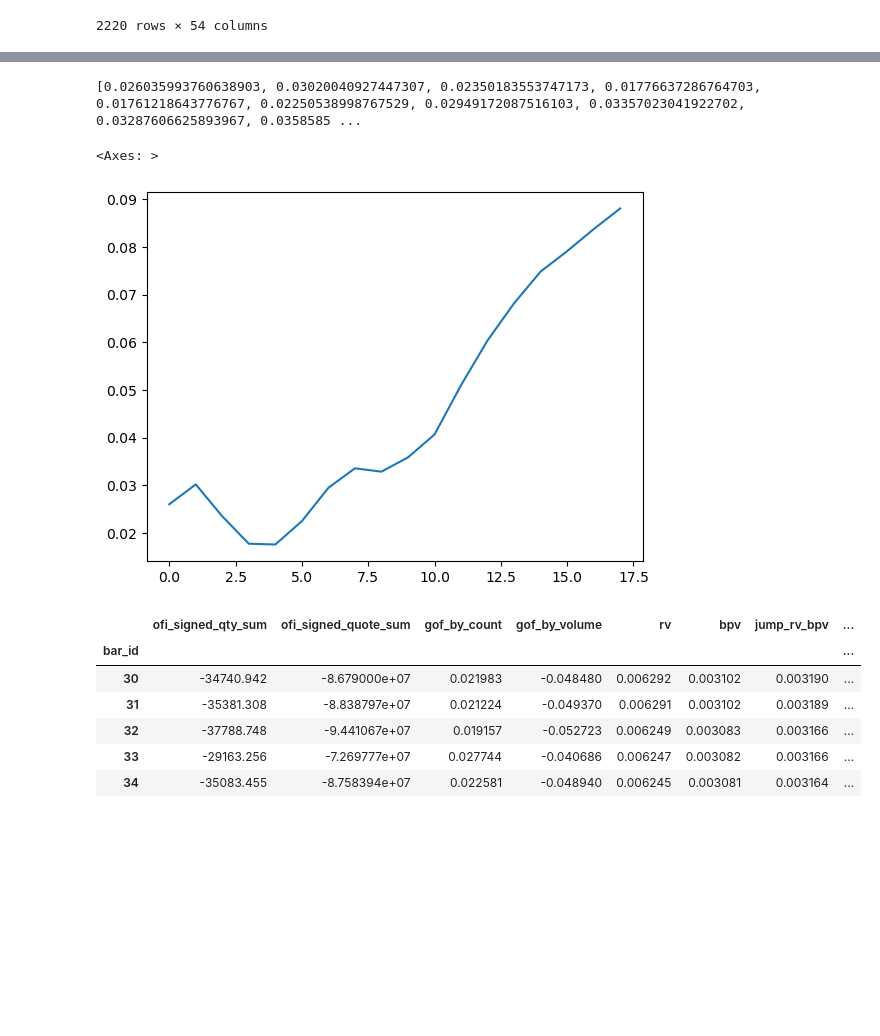
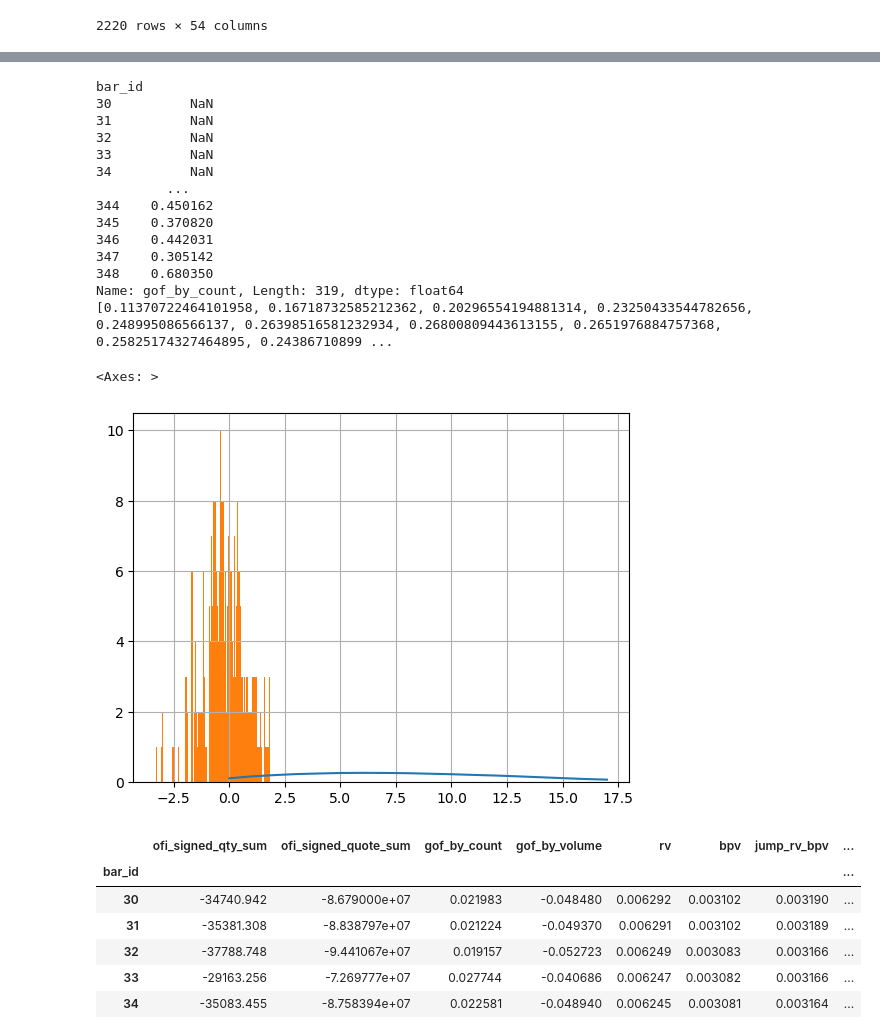
Before and after one commit to aamingaa/crypto-trade, a Jupyter notebook: strategy/fusion/hourly_pipeline.ipynb, the cells around one changed output, grey strips where cells are left out. Drawn from its saved outputs; the diff is of its cells as text; code cells hidden in the pictures; blank space fills up the shorter version.

```diff
--- a/strategy/fusion/hourly_pipeline.ipynb
+++ b/strategy/fusion/hourly_pipeline.ipynb
@@ -912,7 +910,7 @@ def generate_date_range(start_date, end_date):
 raw_df = []
 daily = True
 start_date = '2025-06-01'
-end_date = '2025-06-10'
+end_date = '2025-06-02'
 dollar_threshold=10000*6000
 dollar_threshold_str = str(dollar_threshold).replace("*", "_")
 trades_zip_path = None
@@ -932,3 +930,6 @@ else:
     raw_df.append(pd.read_csv(trades_zip_path))
 
 trades_df = pd.concat(raw_df, ignore_index=True)
+# %%
+trades_df['time'] = _ensure_datetime(trades_df['time'])
+trades_df.head()
@@ -950,0 +1018,20 @@ trades_df.tail(100)
+# %%
+conditions = [
+     trades_df['quote_qty'] > 100000,                      # 超大单：大于10万美元
+    (trades_df['quote_qty'] > 10000) & (trades_df['quote_qty'] <= 100000),  # 大单：1万-10万美元
+    (trades_df['quote_qty'] > 1000) & (trades_df['quote_qty'] <= 10000),    # 中单：1000-1万美元
+    (trades_df['quote_qty'] > 100) & (trades_df['quote_qty'] <= 1000),      # 小单：100-1000美元
+    (trades_df['quote_qty'] > 10) & (trades_df['quote_qty'] <= 100),        # 微型单：10-100美元
+    trades_df['quote_qty'] <= 10                                 # 纳米单：小于等于10美元
+]
+
+order_types = ['super', 'big', 'medium', 'small', 'micro', 'nano']
+trades_df['order_type'] = np.select(conditions, order_types, default='unknown')
+
+
+unique_values, counts = np.unique(trades_df['order_type'], return_counts=True)
+
+value_counts = dict(zip(unique_values, counts))
+print("数组中的唯一值：", unique_values)
+print("每个值的出现次数：", counts)
+print("值-次数对应关系：", value_counts)
@@ -1220,32 +1338,59 @@ def _robust_zscore(series: pd.Series, rolling_window = 30) -> pd.Series:
 # %%
-factor_name = 'jump_rv_bpv'
+factor_name = 'gof_by_count'
 
 def build_factor_corr(factor_name):
     winsorize_value = winsorize_single_factor(X2_y_pd[f'{factor_name}'])
     factor_robust_zscore = _robust_zscore(winsorize_value, rolling_window=30)
 
     corr_list = []
     for horizon in horizon_bars:
         corr_list.append(factor_robust_zscore.corr(X2_y_pd[f'log_return_{horizon}']))
     return factor_robust_zscore, corr_list
 
 factor_robust_zscore, corr_list = build_factor_corr(factor_name)
 
+print(factor_robust_zscore)
 print(corr_list)
+# pd.Series(corr_list).plot()
 
-pd.Series(corr_list).plot()
+factor_robust_zscore.hist(bins=100)
 
-# factor_robust_zscore.hist(bins=100)
+# factor_robust_zscore[factor_robust_zscore==0].count()
+
+# factor_robust_zscore.dropna(inplace=True)
+# unique_values, counts = np.unique(factor_robust_zscore, return_counts=True)
+# value_counts = dict(zip(unique_values, counts))
+# print("数组中的唯一值：", unique_values)
+# print("每个值的出现次数：", counts)
+# print("值-次数对应关系：", value_counts)
+
+# factor_robust_zscore.describe()
+# pd.Series(corr_list).plot()
+
+
 
 # log_return_corr = pd.concat(corr_list)
 
 # print(log_return_corr)
 
 # log_return_corr.plot()
 # %% [output]
-[0.026035993760638903, 0.03020040927447307, 0.02350183553747173, 0.01776637286764703, 0.01761218643776767, 0.02250538998767529, 0.02949172087516103, 0.03357023041922702, 0.03287606625893967, 0.0358585 ...
+bar_id
+30          NaN
+31          NaN
+32          NaN
+33          NaN
+34          NaN
+         ...
+344    0.450162
+345    0.370820
+346    0.442031
+347    0.305142
+348    0.680350
+Name: gof_by_count, Length: 319, dtype: float64
+[0.11370722464101958, 0.16718732585212362, 0.20296554194881314, 0.23250433544782656, 0.248995086566137, 0.26398516581232934, 0.26800809443613155, 0.2651976884757368, 0.25825174327464895, 0.24386710899 ...
 <Axes: >
-[figure, old version]
+[figure, new version]
 # %%
 X2_y_pd
 # %% [output]
```
Also changed, not shown: parts of 13 cells of this notebook, 1 other file.
